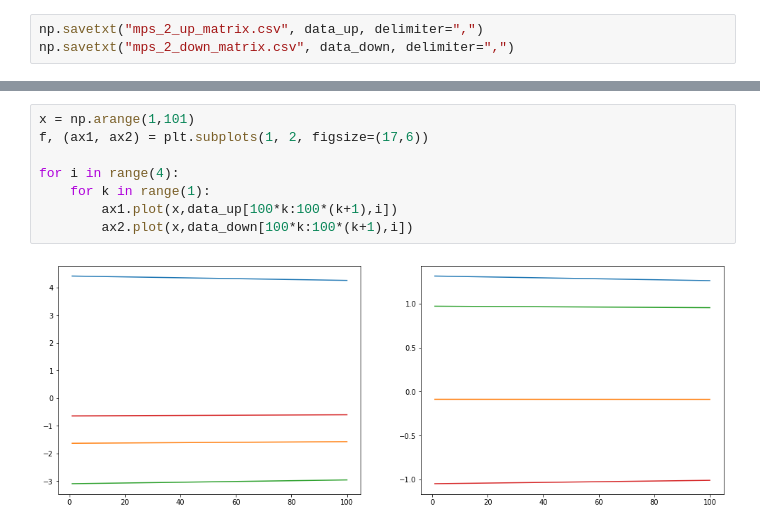
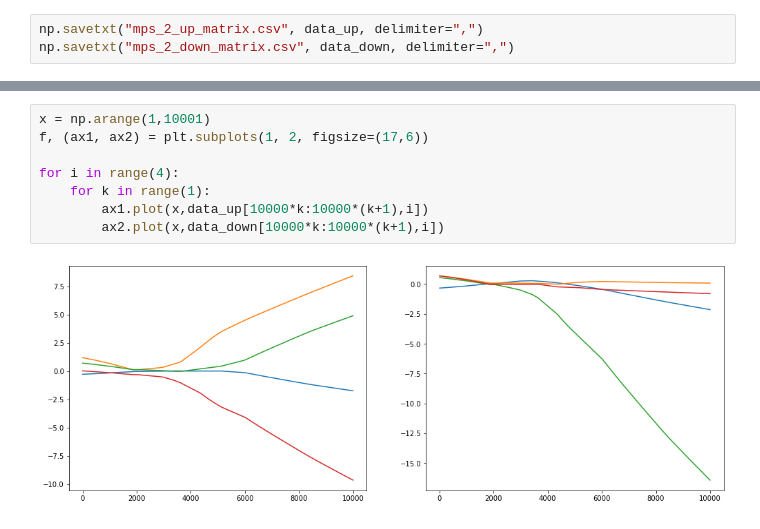
Before and after one commit to szaman19/MPSML, a Jupyter notebook: code/mps/MPS_Generator.ipynb, the cells around one changed output, grey strips where cells are left out. Cells and saved outputs as stored; diff of their text form.

```diff
--- a/code/mps/MPS_Generator.ipynb
+++ b/code/mps/MPS_Generator.ipynb
@@ -464,13 +462,13 @@ plt.legend()
 # %%
-x = np.arange(1,101)
+x = np.arange(1,10001)
 f, (ax1, ax2) = plt.subplots(1, 2, figsize=(17,6))
 
 for i in range(4):
     for k in range(1):
-        ax1.plot(x,data_up[100*k:100*(k+1),i])
-        ax2.plot(x,data_down[100*k:100*(k+1),i])
+        ax1.plot(x,data_up[10000*k:10000*(k+1),i])
+        ax2.plot(x,data_down[10000*k:10000*(k+1),i])
 # %% [output]
-[figure, old version]
+[figure, new version]
 # %%
 import numpy as np
 from sklearn.manifold import TSNE
```
Also changed, not shown: parts of 10 cells of this notebook, 10 other files.
